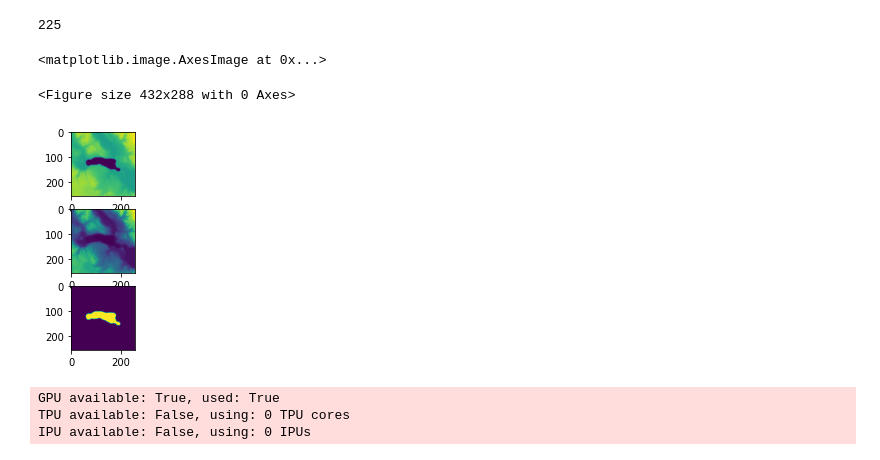
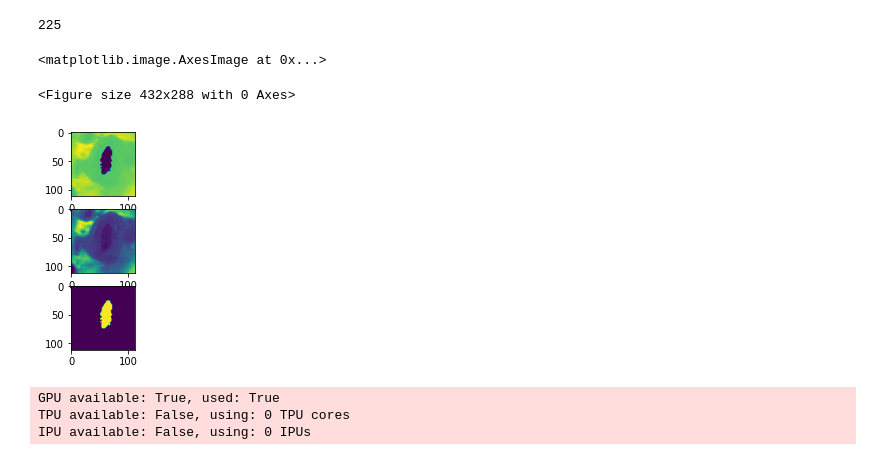
Before and after one commit to KennethTM/autoencoder-for-lake-bathymetry, a Jupyter notebook: dem_autoencoder.ipynb, the cells around one changed output. Saved outputs shown, nothing was run; the diff lists cells and outputs as text; code cells hidden in the pictures.

```diff
--- a/dem_autoencoder.ipynb
+++ b/dem_autoencoder.ipynb
@@ -294,7 +327,7 @@ model_example = AutoEncoder.load_from_checkpoint("lightning_logs/version_8/check
 # %%
-#plt.rcParams['figure.dpi'] = 100
+plt.rcParams['figure.dpi'] = 200
 
-tmp_in, tmp_target, tmp_mask = valid_dataset[8]
+tmp_in, tmp_target, tmp_mask = valid_dataset[100]
 
 with torch.no_grad():
     tmp_hat_np = model_example(tmp_in.unsqueeze(0))
@@ -318,9 +351,9 @@ axarr[2].imshow(tmp_hat_np)
 # %%
 train_transform = A.Compose([
-    A.RandomResizedCrop(p=0.25, height=256, width=256, scale=(0.5, 1), interpolation=cv2.INTER_LINEAR),
-    A.ShiftScaleRotate(p=0.25, border_mode=cv2.BORDER_CONSTANT, interpolation=cv2.INTER_LINEAR),
-    A.RandomRotate90(p=0.25),
-    A.Flip(p=0.25)
+    #A.RandomResizedCrop(p=0.5, height=256, width=256, scale=(0.5, 1), interpolation=cv2.INTER_LINEAR),
+    #A.ShiftScaleRotate(p=0.5, border_mode=cv2.BORDER_CONSTANT, interpolation=cv2.INTER_LINEAR, rotate_limit=0),
+    A.RandomRotate90(p=0.5),
+    A.Flip(p=0.5)
 ])
 # %%
 #rescale range to 0-1 with approximate min-max
@@ -341,9 +374,9 @@ class Lakes(Dataset):
 
     def __getitem__(self, idx):
 
-        list_item = self.lakes_list[idx]
-        lake = list_item["lake"]
-        mask = list_item["mask"]
+        item = self.lakes_list[idx]
+        lake = item["lake"]
+        mask = item["mask"]
 
         lake = dem_scale(lake)
 
@@ -365,7 +398,7 @@ class Lakes(Dataset):
 #import dict
 #original dims in profile
 import pickle
-with open('data/lakes.pickle', 'rb') as src:
+with open('data/lakes_16.pickle', 'rb') as src:
     lakes_list = pickle.load(src)
 # %%
 train_len = int(len(lakes_list)*0.6)
@@ -389,18 +422,18 @@ train_ds = Lakes(train_list, train_transform)
 valid_ds = Lakes(valid_list)
 test_ds = Lakes(test_list)
 # %%
-tmp_in, tmp_target, tmp_mask = train_ds[1]
+tmp_in, tmp_target, tmp_mask = train_ds[2]
 
 tmp_in_np = tmp_in.squeeze().numpy()
 tmp_target_np = tmp_target.squeeze().numpy()
 tmp_mask_np = tmp_mask.squeeze().numpy()
 
 plt.figure()
 f, axarr = plt.subplots(3,1)
 axarr[0].imshow(tmp_in_np)
 axarr[1].imshow(tmp_target_np)
 axarr[2].imshow(tmp_mask_np)
 # %% [output]
 <matplotlib.image.AxesImage at 0x...>
 <Figure size 432x288 with 0 Axes>
-[figure, old version]
+[figure, new version]
```
Also changed, not shown: parts of 32 cells of this notebook.
